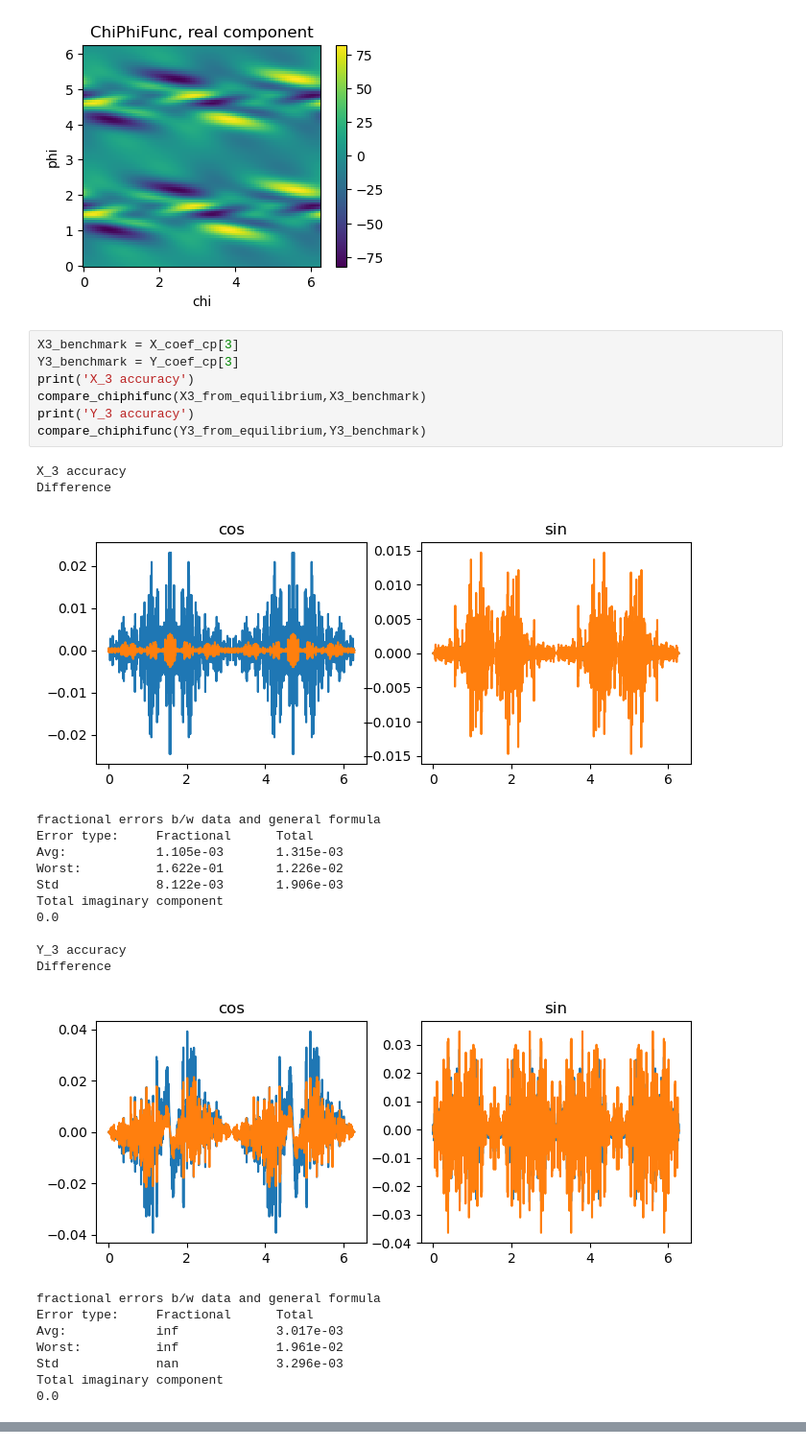
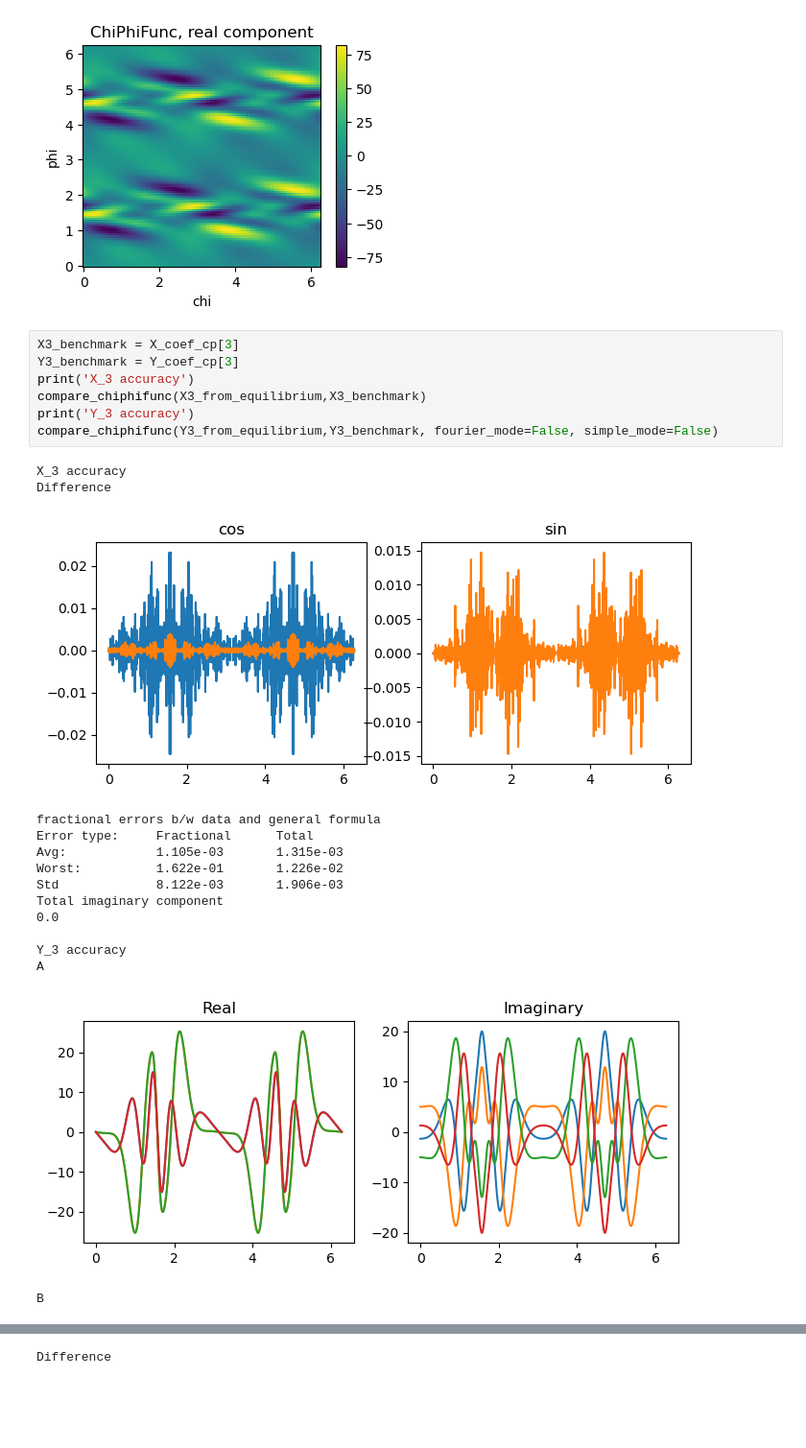
Before and after one commit to lankef/pyAQSC, a Jupyter notebook: examples/Iteration.ipynb, the cells around one changed output, grey strips where cells are left out. Shown at 96% size. Drawn from its saved outputs; the diff is of its cells as text; blank space fills up the shorter version.

```diff
--- a/examples/Iteration.ipynb
+++ b/examples/Iteration.ipynb
@@ -109,29 +109,23 @@ Y_3
 # %%
 X3_benchmark = X_coef_cp[3]
 Y3_benchmark = Y_coef_cp[3]
 print('X_3 accuracy')
 compare_chiphifunc(X3_from_equilibrium,X3_benchmark)
 print('Y_3 accuracy')
-compare_chiphifunc(Y3_from_equilibrium,Y3_benchmark)
+compare_chiphifunc(Y3_from_equilibrium,Y3_benchmark, fourier_mode=False, simple_mode=False)
 # %% [output]
 X_3 accuracy
 Difference
 [figure]
 fractional errors b/w data and general formula
 Error type:     Fractional      Total
 Avg:            1.105e-03       1.315e-03
 Worst:          1.622e-01       1.226e-02
 Std             8.122e-03       1.906e-03
 Total imaginary component
 0.0
 
 Y_3 accuracy
-Difference
+A
-[figure, old version]
+[figure, new version]
-fractional errors b/w data and general formula
-Error type:     Fractional      Total
-Avg:            inf             3.017e-03
-Worst:          inf             1.961e-02
-Std             nan             3.296e-03
-Total imaginary component
-0.0
+B
@@ -137,0 +133 @@ Total imaginary component
+Difference
```
Also changed, not shown: parts of 4 cells of this notebook, 11 other files.
